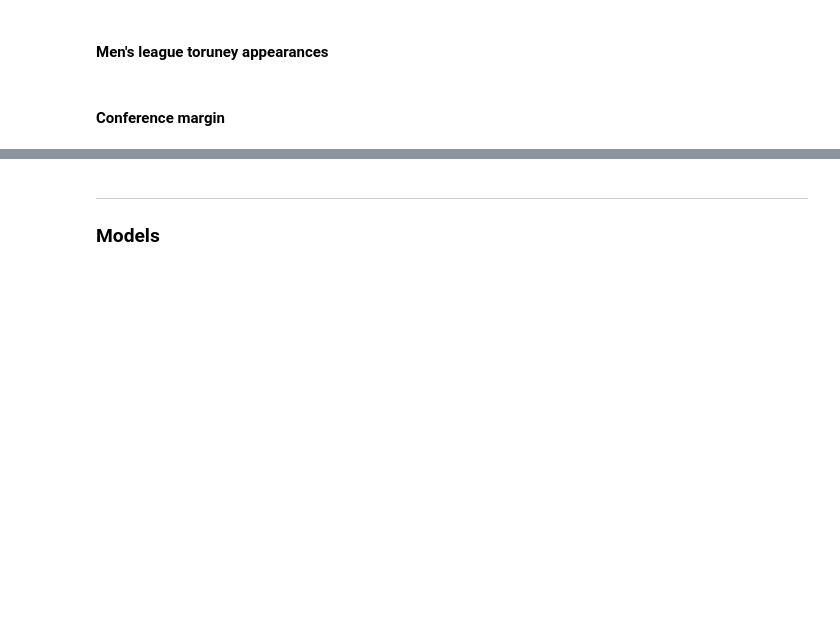
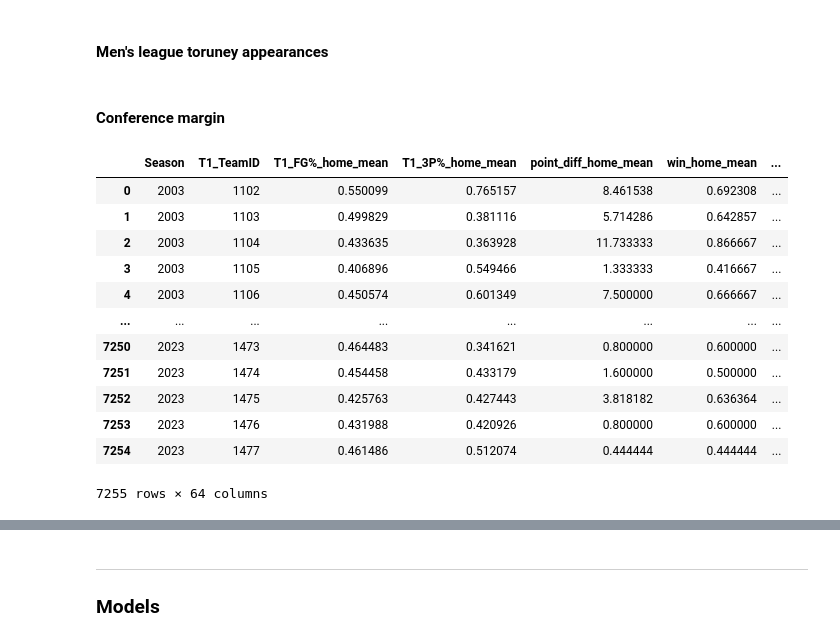
Before and after one commit to skowronskid/March-Machine-Learning-Mania-2023, a Jupyter notebook: main.ipynb, the cells around one changed output, grey strips where cells are left out. Drawn from its saved outputs; the diff is of its cells as text; code cells hidden in the pictures; blank space fills up the shorter version.

Commit message:
final dataframe prep

```diff
--- a/main.ipynb
+++ b/main.ipynb
@@ -468,8 +468,24 @@ def prepare_conference_margin(conference_df, df_teams):
         margin_dfs.append(point_margin_matrix.merge(win_margin_matrix, how="left", left_on=["Season", "T1_ConfAbbrev"], right_on=["Season", "T1_ConfAbbrev"]))
     conf_margin_df = pd.concat(margin_dfs).reset_index(drop=True)
     merged = conference_df[["Season","T1_TeamID","T1_ConfAbbrev"]].merge(conf_margin_df, how="left", left_on=["Season", "T1_ConfAbbrev"], right_on=["Season", "T1_ConfAbbrev"]).drop(columns=["T1_ConfAbbrev"]).drop_duplicates()
-    result = df_teams.merge(merged, how="left", left_on=["Season", "T1_TeamID"], right_on=["Season", "T1_TeamID"]).drop(columns=["T1_TeamID"])
+    result = df_teams.merge(merged, how="left", left_on=["Season", "T1_TeamID"], right_on=["Season", "T1_TeamID"])
     return result
 # %%
 M_teams_working = prepare_conference_margin(M_conferences_working, M_teams_working)
 W_teams_working = prepare_conference_margin(W_conferences_working, W_teams_working)
+# %%
+M_teams_working
+# %% [output]
+|  | Season | T1_TeamID | T1_FG%_home_mean | T1_3P%_home_mean | point_diff_home_mean | win_home_mean | ... |
+| 0 | 2003 | 1102 | 0.550099 | 0.765157 | 8.461538 | 0.692308 | ... |
+| 1 | 2003 | 1103 | 0.499829 | 0.381116 | 5.714286 | 0.642857 | ... |
+| 2 | 2003 | 1104 | 0.433635 | 0.363928 | 11.733333 | 0.866667 | ... |
+| 3 | 2003 | 1105 | 0.406896 | 0.549466 | 1.333333 | 0.416667 | ... |
+| 4 | 2003 | 1106 | 0.450574 | 0.601349 | 7.500000 | 0.666667 | ... |
+| ... | ... | ... | ... | ... | ... | ... | ... |
+| 7250 | 2023 | 1473 | 0.464483 | 0.341621 | 0.800000 | 0.600000 | ... |
+| 7251 | 2023 | 1474 | 0.454458 | 0.433179 | 1.600000 | 0.500000 | ... |
+| 7252 | 2023 | 1475 | 0.425763 | 0.427443 | 3.818182 | 0.636364 | ... |
+| 7253 | 2023 | 1476 | 0.431988 | 0.420926 | 0.800000 | 0.600000 | ... |
+| 7254 | 2023 | 1477 | 0.461486 | 0.512074 | 0.444444 | 0.444444 | ... |
+7255 rows × 64 columns
```
Also changed, not shown: parts of 4 cells of this notebook.
